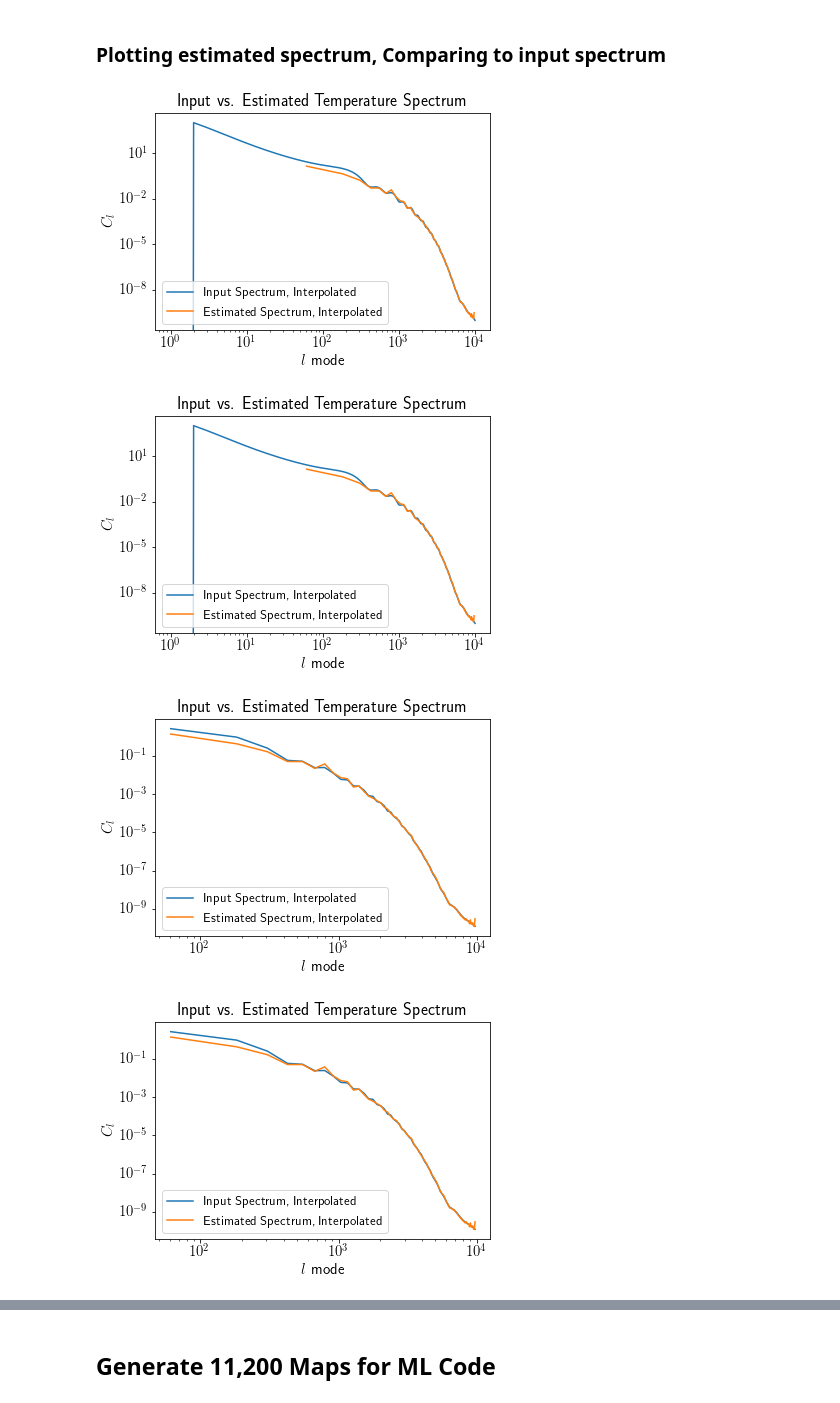
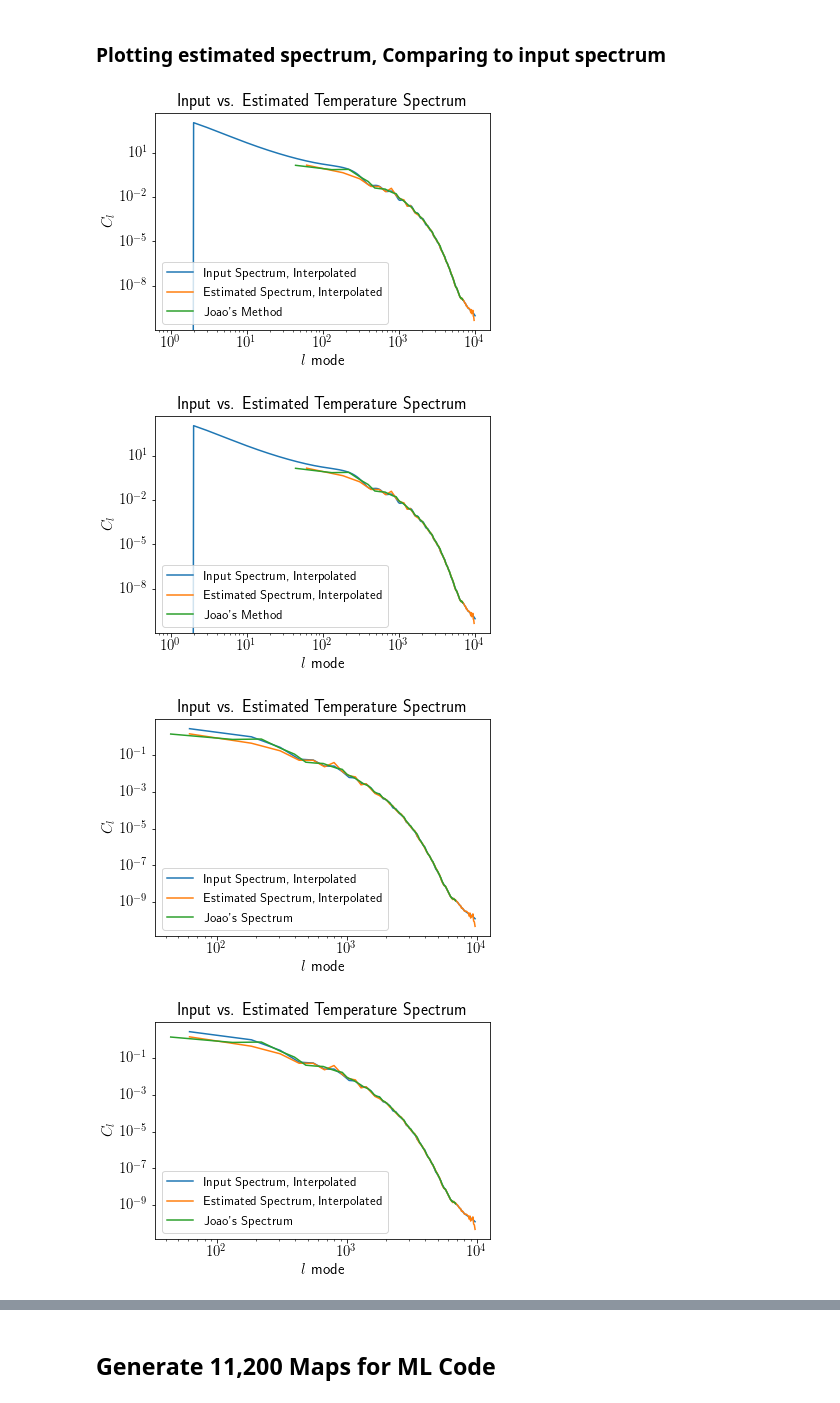
Before and after one commit to deepskies/DeepCMBsim, a Jupyter notebook: Unlensed Temperature Maps.ipynb, the cells around one changed output, grey strips where cells are left out. Cells and saved outputs as stored; diff of their text form; code cells hidden in the pictures.

```diff
--- a/Unlensed Temperature Maps.ipynb
+++ b/Unlensed Temperature Maps.ipynb
@@ -387,5 +413,6 @@ frequency_domain_plot(map_power_2D,"Logscale 2D Power Map", [-10,0], "Log of Map
 # %% [markdown]
 ### Summing over each annulus for all four quarters
 # %%
-spectrum = calculate_power_spectrum(temperature_map[0])
+spectrum = calculate_power_spectrum(temperature_map[0], method_histogram=False)
+joao_spectrum = calculate_power_spectrum(temperature_map[0], method_histogram=True)
 # %%
@@ -401,20 +432,21 @@ plot_spectra(spectrum[0],spectrum[1], "Temperature Spectrum", "Estimated Spectru
 #Spline data to compare input spectrum to estimated spectrum
 f1 = interp1d(spectra_dict["l modes"], spectra_dict["clTT"], kind="nearest")
 f2 = interp1d(spectrum[0], spectrum[1], kind="nearest")
+f3 = interp1d(joao_spectrum[0], joao_spectrum[1], kind="nearest")
 # %%
-l_mode_list = [spectra_dict["l modes"], spectrum[0]]
-spectra = [f1(spectra_dict["l modes"]), f2(spectrum[0])]
-labels = ["Input Spectrum, Interpolated","Estimated Spectrum, Interpolated"]
+l_mode_list = [spectra_dict["l modes"], spectrum[0], joao_spectrum[0]]
+spectra = [f1(spectra_dict["l modes"]), f2(spectrum[0]), f3(joao_spectrum[0])]
+labels = ["Input Spectrum, Interpolated","Estimated Spectrum, Interpolated", "Joao's Method"]
 plot_spectra(l_mode_list, spectra, "Input vs. Estimated Temperature Spectrum", labels)
 # %% [output]
-[figure, old version]
+[figure, new version]
-[figure, old version]
+[figure, new version]
 # %%
 #Zooming in on above plot to domain which both spectra are valid
-l_mode_list = [spectrum[0], spectrum[0]]
-spectra = [f1(spectrum[0]), f2(spectrum[0])]
-labels = ["Input Spectrum, Interpolated","Estimated Spectrum, Interpolated"]
+l_mode_list = [spectrum[0], spectrum[0], joao_spectrum[0]]
+spectra = [f1(spectrum[0]), f2(spectrum[0]), f3(joao_spectrum[0])]
+labels = ["Input Spectrum, Interpolated","Estimated Spectrum, Interpolated", "Joao's Spectrum"]
 plot_spectra(l_mode_list, spectra, "Input vs. Estimated Temperature Spectrum", labels)
 # %% [output]
-[figure, old version]
+[figure, new version]
-[figure, old version]
+[figure, new version]
```
Also changed, not shown: parts of 19 cells of this notebook.
